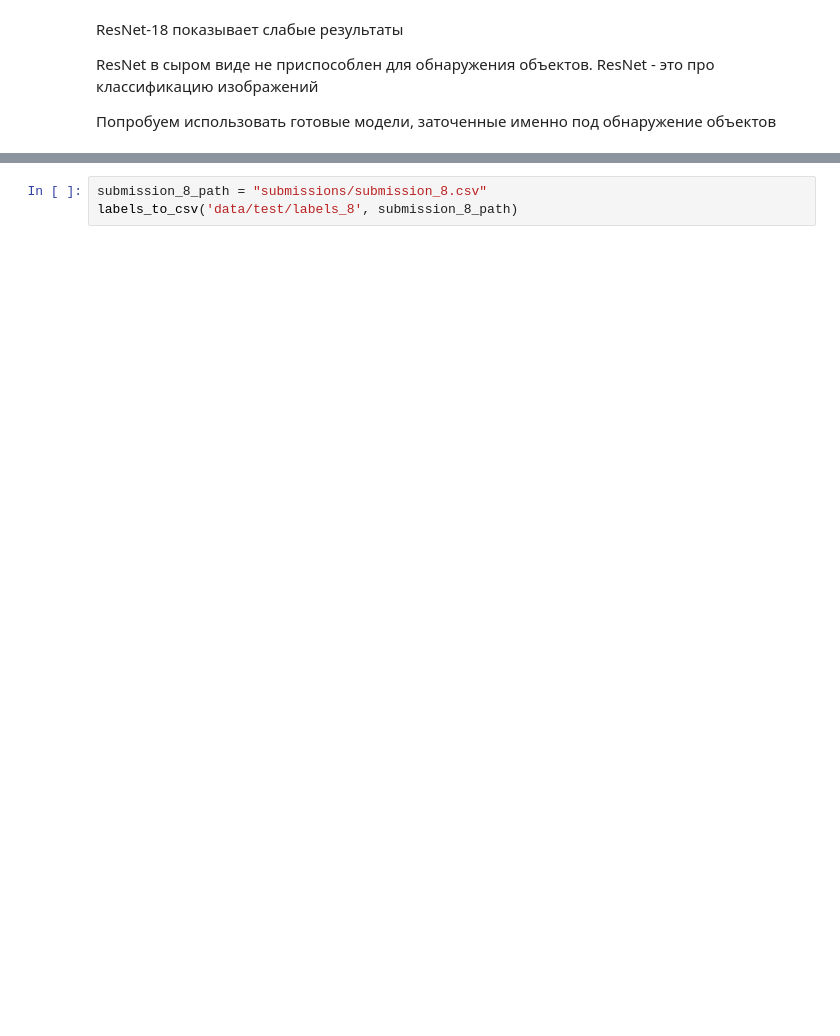
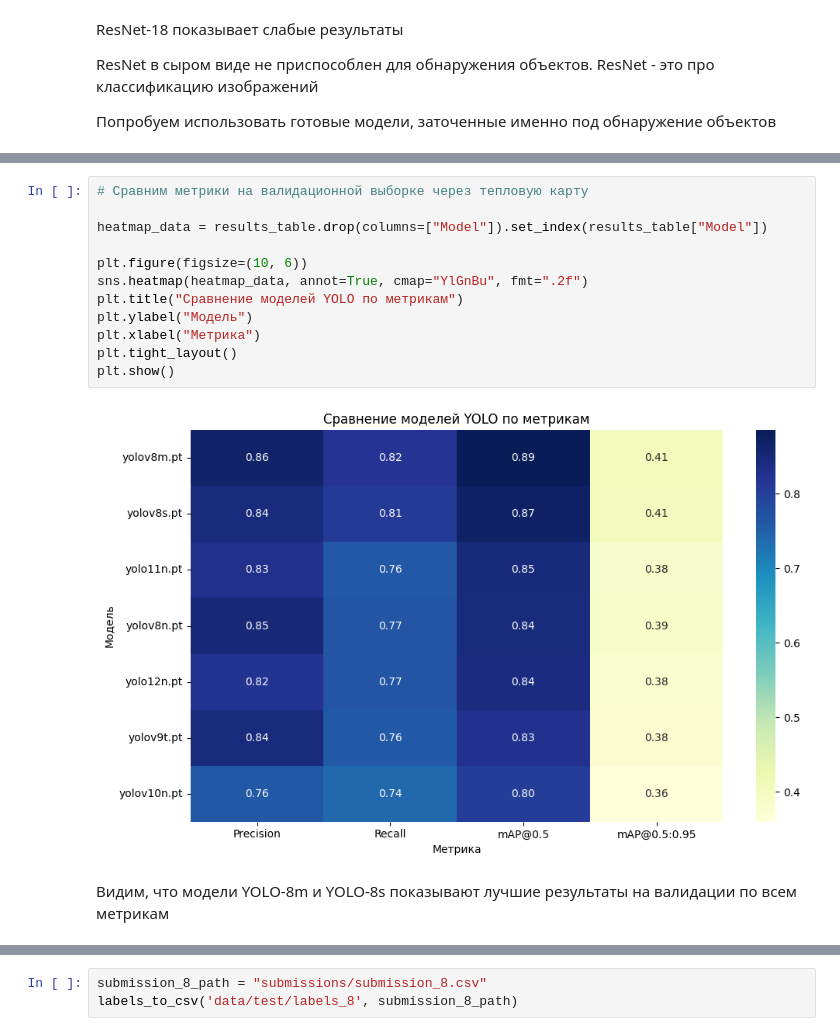
Before and after one commit to DmitryO325/DL_CV_Seagull_Detection, a Jupyter notebook: ML_1_Oberemok.ipynb, the cells around one changed output, grey strips where cells are left out. Cells and saved outputs as stored; diff of their text form; blank space fills up the shorter version.

Commit message:
Добавил таблицу с метриками на валидационной выборке, а также изображения с обведёнными чайками (TP, FP, FN)

```diff
--- a/ML_1_Oberemok.ipynb
+++ b/ML_1_Oberemok.ipynb
@@ -1097,2 +1150,18 @@ ResNet в сыром виде не приспособлен для обнару
+# %%
+# Сравним метрики на валидационной выборке через тепловую карту
+
+heatmap_data = results_table.drop(columns=["Model"]).set_index(results_table["Model"])
+
+plt.figure(figsize=(10, 6))
+sns.heatmap(heatmap_data, annot=True, cmap="YlGnBu", fmt=".2f")
+plt.title("Сравнение моделей YOLO по метрикам")
+plt.ylabel("Модель")
+plt.xlabel("Метрика")
+plt.tight_layout()
+plt.show()
+# %% [output]
+[figure, added]
+# %% [markdown]
+Видим, что модели YOLO-8m и YOLO-8s показывают лучшие результаты на валидации по всем метрикам
 # %%
 # Определим функцию для предсказаний моделями YOLO
```
Also changed, not shown: parts of 36 cells of this notebook, 26 other files.
